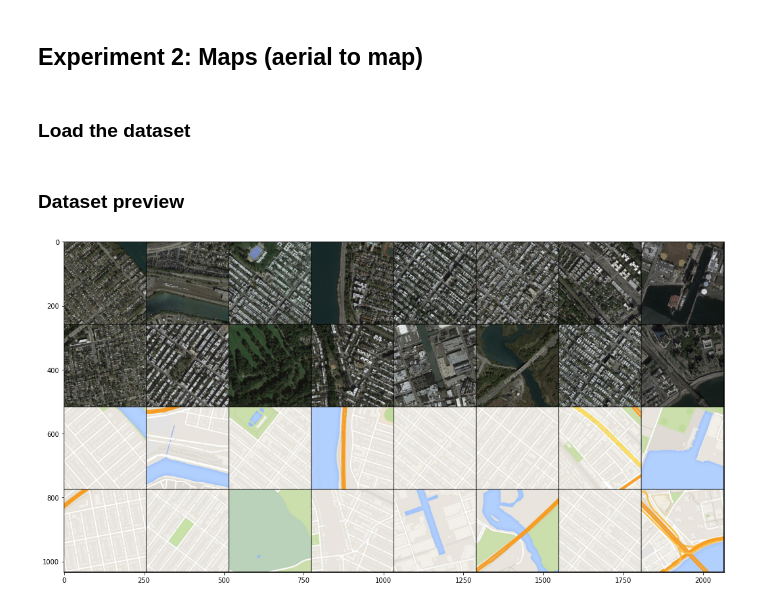
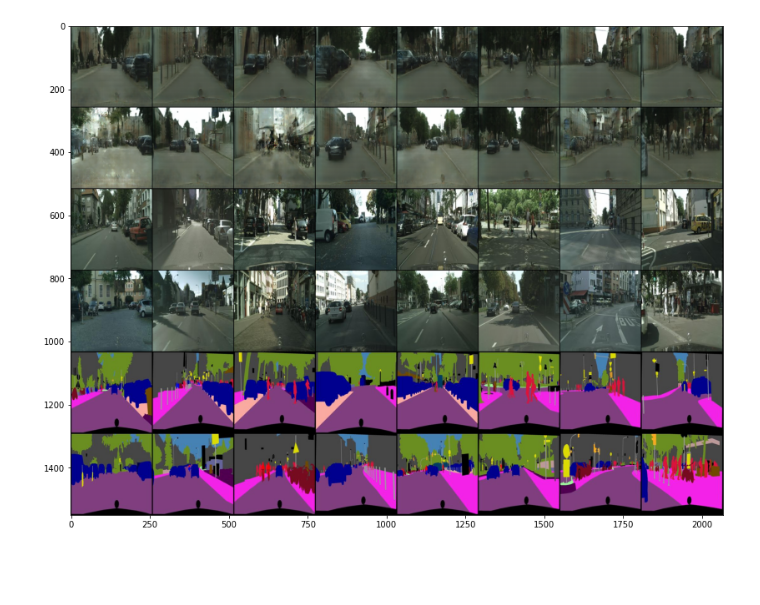
Before and after one commit to adriansuwala/ml2020-21, a Jupyter notebook: projekt/pix2pix.ipynb, the cells around one changed output. Drawn from its saved outputs; the diff is of its cells as text; code cells hidden in the pictures; blank space fills up the shorter version.

```diff
--- a/projekt/pix2pix.ipynb
+++ b/projekt/pix2pix.ipynb
@@ -521,13 +0,0 @@ facades_test = Facades(root="datasets", folder="test", download=False,
-# %%
-facades_test_loader = torch.utils.data.DataLoader(facades_test, batch_size=16, shuffle=True, num_workers=0)
-facades_test_iter = iter(facades_test_loader)
-img, masks = facades_test_iter.next()
-
-fig, ax = plt.subplots(figsize=(14,14))
-images = std*torch.cat((img, masks), dim=0) + mean
-ax.imshow(torchvision.utils.make_grid(images).numpy().transpose(1,2,0), cmap="gray")
-
-try:
-    print(dis(img, masks).T)
-except NameError:
-    pass
@@ -621,19 +338,18 @@ show_stats(stats2)
 # %%
-imgs, masks = facades_test_iter.next()
-imgs, masks = imgs.to(DEVICE), masks.to(DEVICE)
-gen2.eval()
-dis2.eval()
-examples = gen2(masks)
+imgA, imgB = preview_iter.next()
+imgA, imgB = imgA.to(DEVICE), imgB.to(DEVICE)
+gen.eval()
+dis.eval()
+real, cond = (imgB, imgA) if config['a2b'] else (imgA, imgB)
+examples = gen(cond)
 
 fig, ax = plt.subplots(figsize=(14,14))
-combined = std*torch.cat((examples.detach(), imgs, masks), dim=0) + mean
+combined = std*torch.cat((examples.detach(), real, cond), dim=0) + mean
 ax.imshow(torchvision.utils.make_grid(combined.cpu()).cpu().numpy().transpose(1,2,0), cmap="gray")
 
 try:
-    print(dis2(examples, masks).T)
+    print(dis(examples, masks).T)
 except NameError:
     pass
+# %% [output]
+[figure, added]
-# %% [markdown]
-## Experiment 2: Maps (aerial to map)
-# %% [markdown]
-### Load the dataset
@@ -657,19 +356 @@ maps_test = Maps(root="datasets", folder="val", download=False,
-# %% [markdown]
-### Dataset preview
-# %%
-maps_test_loader = torch.utils.data.DataLoader(maps_test, batch_size=16, shuffle=True, num_workers=0)
-maps_test_iter = iter(maps_test_loader)
-imgA, imgB = maps_test_iter.next()
-
-fig, ax = plt.subplots(figsize=(18,18))
-images = std*torch.cat((imgA, imgB), dim=0) + mean
-# images = torch.cat((imgA, imgB), dim=0)
-ax.imshow(torchvision.utils.make_grid(images).numpy().transpose(1,2,0), cmap="gray")
-
-try:
-    print(dis(imgA.to(DEVICE), imgB.to(DEVICE)).T)
-except NameError:
-    pass
-# %% [output]
-[figure, removed]
 # %% [markdown]
```
Also changed, not shown: parts of 63 cells of this notebook, 3 other files.
